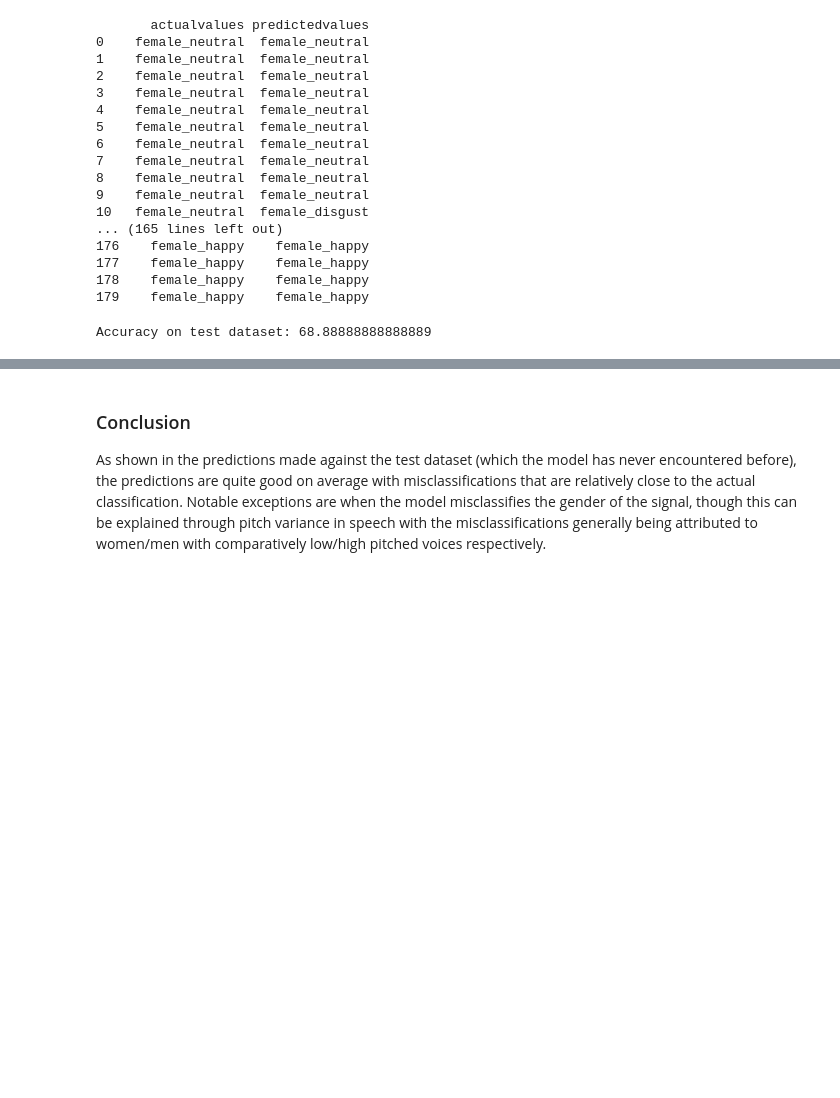
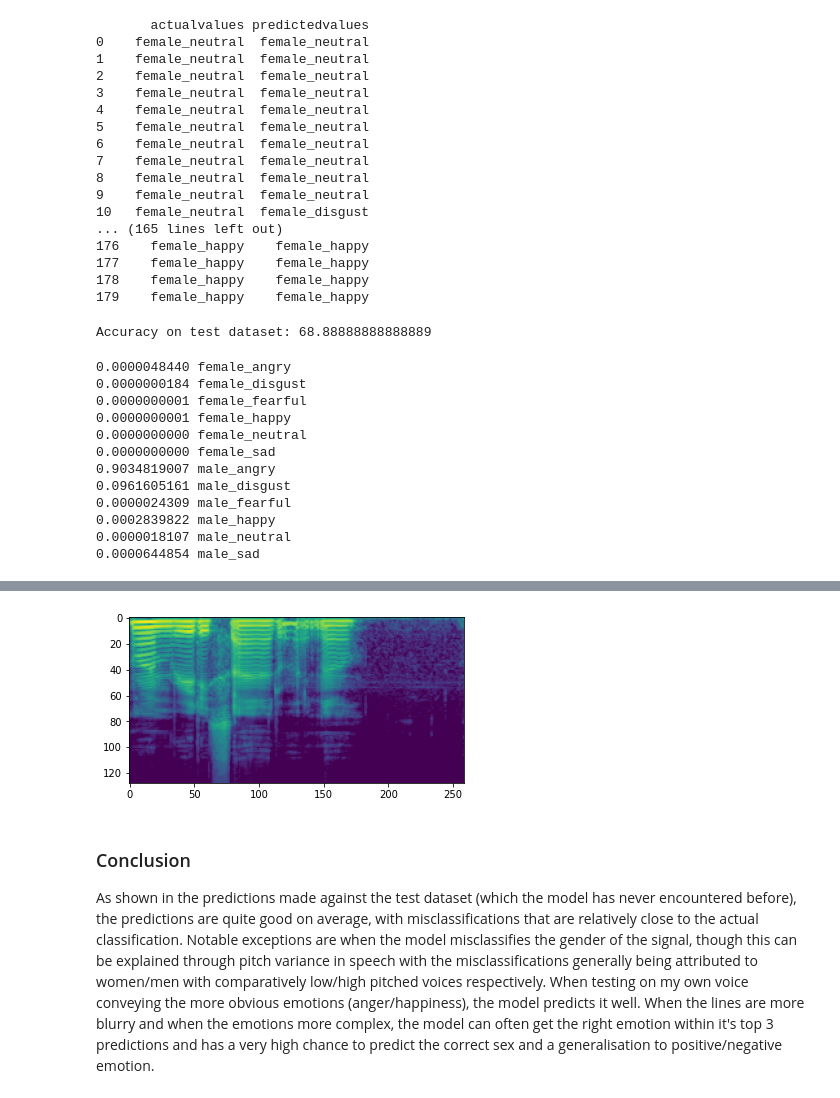
Before and after one commit to danielj0nes/SER-Dissertation, a Jupyter notebook: SER_Classifier.ipynb, the cells around one changed output, grey strips where cells are left out. Drawn from its saved outputs; the diff is of its cells as text; code cells hidden in the pictures; blank space fills up the shorter version.

Commit message:
Additional tests to notebook, initial GUI program, code logic seperation

```diff
--- a/SER_Classifier.ipynb
+++ b/SER_Classifier.ipynb
@@ -67,9 +67,9 @@ The `get_label_RAVDESS` simply returns the corresponding emotion label from the
 # %%
 def convert_audio(path, audio_duration=3):
     """Given a path to an audio file, extract the log-scaled mel-spectrogram"""
-    input_length = sampling_rate * audio_duration
+    input_length = 44100 * audio_duration
     signal, sample_rate = librosa.load(path, sr=44100) # 22050 * 2
-    signal, index = librosa.effects.trim(signal, top_db=25)
+    signal, _ = librosa.effects.trim(signal, top_db=25)
     # Apply wiener filtering
     signal = wiener(signal)
     # For chunking the audio into uniform amounts
@@ -336,3 +335,32 @@ with pd.option_context("display.max_rows", None, "display.max_columns", None):
 print(f"Accuracy on test dataset: {accuracy_score(final_df.actualvalues, final_df.predictedvalues) * 100}")
 # %% [output]
 Accuracy on test dataset: 68.88888888888889
+# %%
+# Custom test on my own voice / emotion
+PATH2 = "me_angry.wav"
+converted = convert_audio(PATH2)
+
+labels = {0: "female_angry", 1: "female_disgust", 2: "female_fearful",
+          3: "female_happy", 4: "female_neutral", 5: "female_sad",
+          6: "male_angry", 7: "male_disgust", 8: "male_fearful",
+          9: "male_happy", 10: "male_neutral", 11: "male_sad"}
+
+predictions = model.predict(np.array([converted]))[0]
+
+for c, i in enumerate(predictions):
+    print(("%.10f" % i), labels[c])
+plt.imshow(x)
+display(ipd.Audio(PATH2))
+# %% [output]
+0.0000048440 female_angry
+0.0000000184 female_disgust
+0.0000000001 female_fearful
+0.0000000001 female_happy
+0.0000000000 female_neutral
+0.0000000000 female_sad
+0.9034819007 male_angry
+0.0961605161 male_disgust
+0.0000024309 male_fearful
+0.0002839822 male_happy
+0.0000018107 male_neutral
+0.0000644854 male_sad
@@ -339,3 +368,4 @@ Accuracy on test dataset: 68.88888888888889
+[figure, added]
 # %% [markdown]
 ### Conclusion
-As shown in the predictions made against the test dataset (which the model has never encountered before), the predictions are quite good on average with misclassifications that are relatively close to the actual classification. Notable exceptions are when the model misclassifies the gender of the signal, though this can be explained through pitch variance in speech with the misclassifications generally being attributed to women/men with comparatively low/high pitched voices respectively.
+As shown in the predictions made against the test dataset (which the model has never encountered before), the predictions are quite good on average, with misclassifications that are relatively close to the actual classification. Notable exceptions are when the model misclassifies the gender of the signal, though this can be explained through pitch variance in speech with the misclassifications generally being attributed to women/men with comparatively low/high pitched voices respectively. When testing on my own voice conveying the more obvious emotions (anger/happiness), the model predicts it well. When the lines are more blurry and when the emotions more complex, the model can often get the right emotion within it's top 3 predictions and has a very high chance to predict the correct sex and a generalisation to positive/negative emotion.
```
Also changed, not shown: parts of 3 cells of this notebook, 3 other files.
